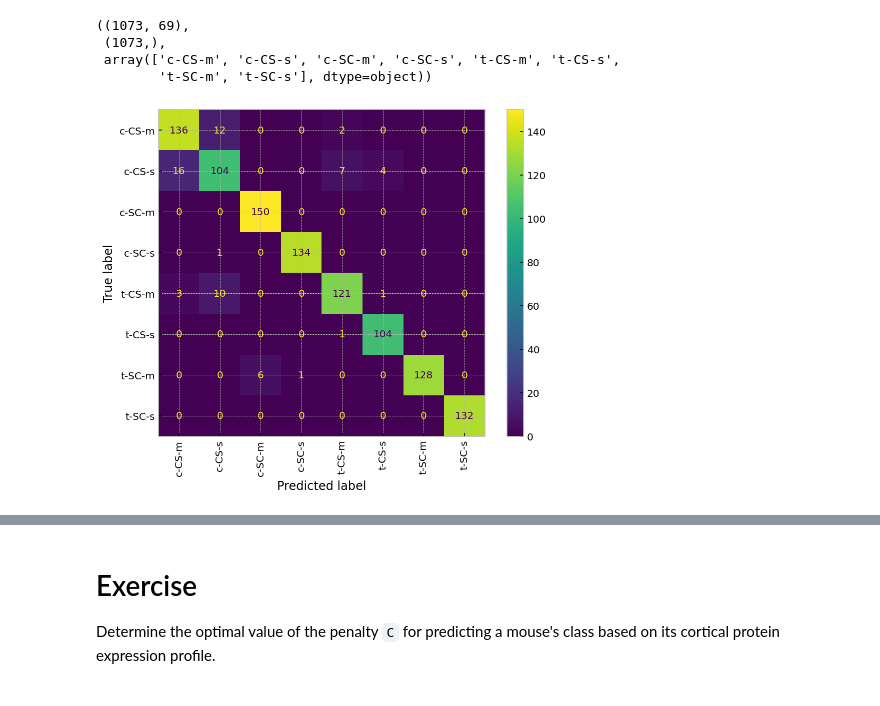
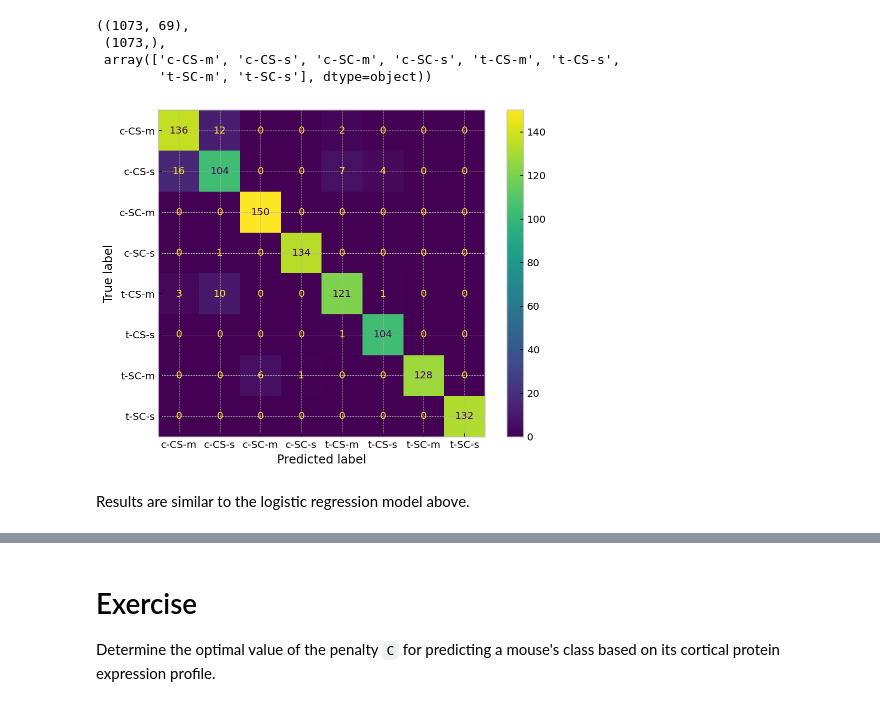
Before and after one commit to marcel-goldschen-ohm/NEU-365P-385L-Spring-2022, a Jupyter notebook: lectures/22 - classification/classification.ipynb, the cells around one changed output, grey strips where cells are left out. Saved outputs shown, nothing was run; the diff lists cells and outputs as text; code cells hidden in the pictures.

```diff
--- a/lectures/22 - classification/classification.ipynb
+++ b/lectures/22 - classification/classification.ipynb
@@ -538,18 +537,20 @@ X.shape, y.shape, np.unique(y)
         't-SC-m', 't-SC-s'], dtype=object))
 # %%
 # construct a logistic regression model object
-...
+model = LogisticRegression(max_iter=1000)
 
 # use StratifiedKFold to define how to split training/validation sets
 # during cross validation
-...
+kf = StratifiedKFold(n_splits=10, shuffle=True, random_state=1)
 
 # create an array to store the predicted class for each mouse
-...
+y_pred = y.copy()
 
 # create an array to store the predicted probabilities of each class for each mouse
-...
+#...
 
 # perform cross validation and store the predicted classes and probabilities
 # for each class for each validation set in the arrays you allocated above
-...
+for train_ind, test_ind in kf.split(X, y):
+    model.fit(X[train_ind], y[train_ind])
+    y_pred[test_ind] = model.predict(X[test_ind])
@@ -556,3 +562,4 @@ X.shape, y.shape, np.unique(y)
 # %%
 # create and display a confusion matrix for the predicted vs. true class of each mouse
-...
+cm = confusion_matrix(y, y_pred)
+cm
@@ -562,6 +578,3 @@ X.shape, y.shape, np.unique(y)
 Write a function that takes as input a classification model, cross validation partitioning object and data X and y, and displays a confusion matrix based on the true vs. predicted classes across validation sets.
 
 Use the function to recreate the confusion matrix for the logistic regression classification of mouse classes based on protein expression profiles above.
-# %%
-def show_confusion_matrix(classification_model, cross_validation_splitter, X, y):
-    ...
@@ -567,0 +583,15 @@ def show_confusion_matrix(classification_model, cross_validation_splitter, X, y)
+# %%
+from sklearn.model_selection import StratifiedKFold
+from sklearn.metrics import confusion_matrix, ConfusionMatrixDisplay
+
+def show_confusion_matrix(model, kfolds, X, y):
+    # get predictions for all validation folds
+    kf = StratifiedKFold(n_splits=kfolds, shuffle=True, random_state=1)
+    y_pred = y.copy()
+    for train, test in kf.split(X, y):
+        model.fit(X[train], y[train])
+        y_pred[test] = model.predict(X[test])
+    # confusion matrix for known y and predictions from validation folds
+    cm = confusion_matrix(y, y_pred)
+    cmd = ConfusionMatrixDisplay(confusion_matrix=cm, display_labels=model.classes_)
+    cmd.plot();
@@ -596,13 +628,13 @@ X.shape, y.shape, np.unique(y)
 # %%
 from sklearn.svm import SVC
 
 model = SVC(kernel='linear', C=1, probability=True)
 
-kf = StratifiedKFold(n_splits=10, shuffle=True, random_state=1)
-
-show_confusion_matrix(model, kf, X, y)
+show_confusion_matrix(model, 10, X, y)
 # %% [output]
-[figure, old version]
+[figure, new version]
+# %% [markdown]
+Results are similar to the logistic regression model above.
 # %% [markdown]
 **Soft margin** allows for misclassifications in the training set. The penalty for missclassifications is scaled by a hyperparameter `C` which sets a compromise between missclassifications and maximizing the margin.
 
```
Also changed, not shown: parts of 21 cells of this notebook, 4 other files.
